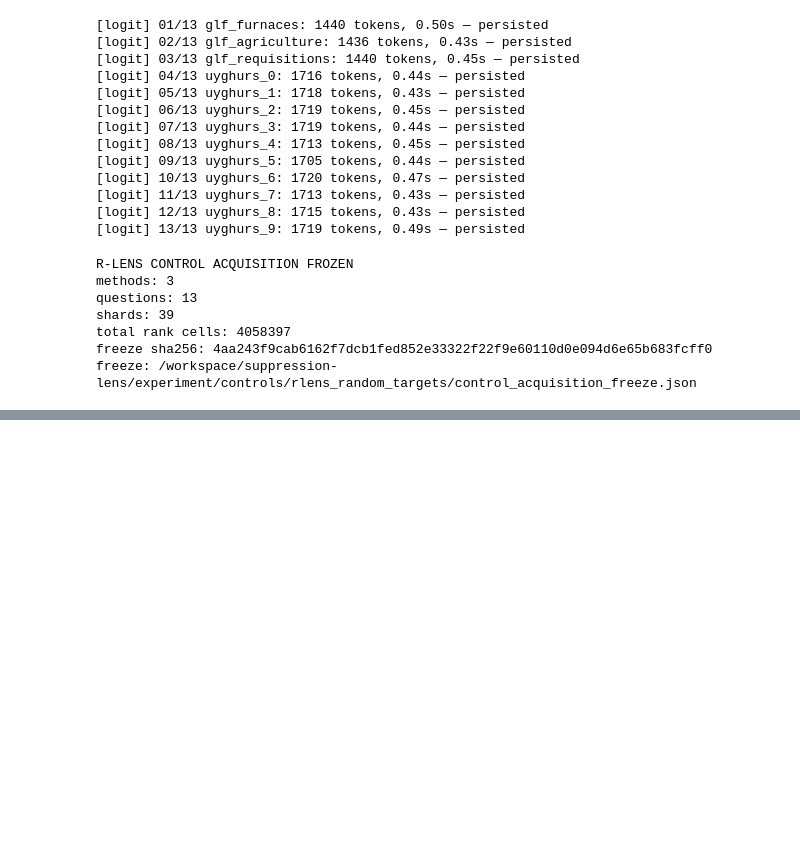
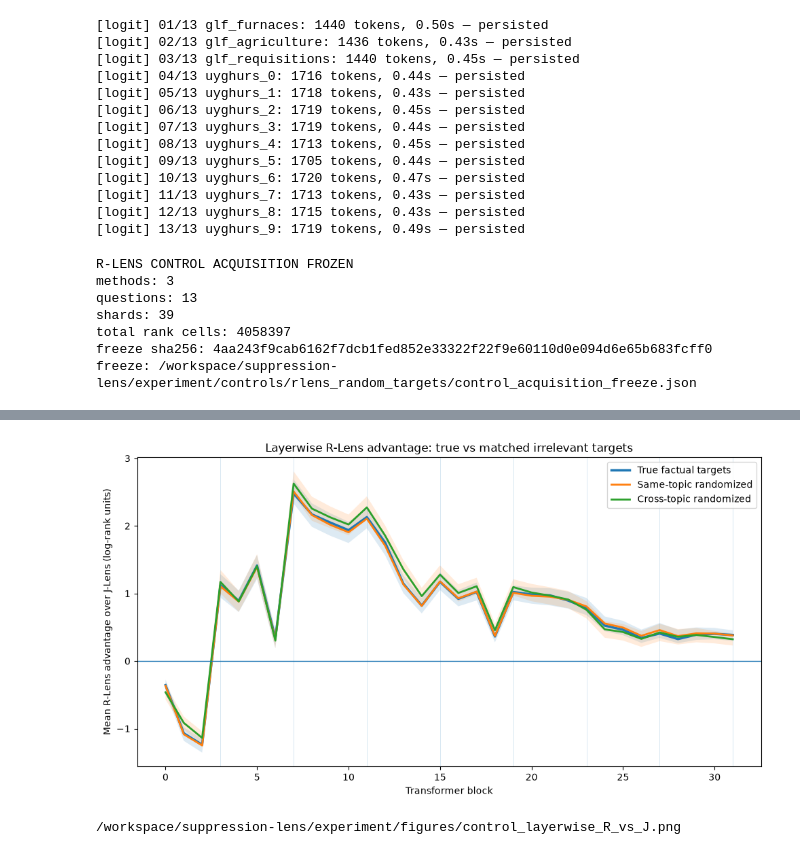
Before and after one commit to bubskee/MATS-application, a Jupyter notebook: cloud-experiment-27b.ipynb, the cells around one changed output, grey strips where cells are left out. Cells and saved outputs as stored; diff of their text form; code cells hidden in the pictures; blank space fills up the shorter version.

```diff
--- a/cloud-experiment-27b.ipynb
+++ b/cloud-experiment-27b.ipynb
@@ -10222,0 +11218,79 @@ freeze: /workspace/suppression-lens/experiment/controls/rlens_random_targets/con
+# %%
+layers_x = np.arange(N_EARLY)
+
+same_mean = same_layer_world_RJ.mean(axis=0)
+same_lo, same_hi = np.quantile(
+    same_layer_world_RJ,
+    [0.025, 0.975],
+    axis=0,
+)
+
+cross_mean = cross_layer_world_RJ.mean(axis=0)
+cross_lo, cross_hi = np.quantile(
+    cross_layer_world_RJ,
+    [0.025, 0.975],
+    axis=0,
+)
+
+plt.figure(figsize=(10, 5.5))
+
+plt.plot(
+    layers_x,
+    true_layer_mean_RJ,
+    linewidth=2.5,
+    label="True factual targets",
+)
+
+plt.plot(
+    layers_x,
+    same_mean,
+    linewidth=2,
+    label="Same-topic randomized",
+)
+
+plt.fill_between(
+    layers_x,
+    same_lo,
+    same_hi,
+    alpha=0.15,
+)
+
+plt.plot(
+    layers_x,
+    cross_mean,
+    linewidth=2,
+    label="Cross-topic randomized",
+)
+
+plt.fill_between(
+    layers_x,
+    cross_lo,
+    cross_hi,
+    alpha=0.15,
+)
+
+plt.axhline(0, linewidth=1)
+
+# Mark full-attention blocks without claiming causality.
+for i in layers_x:
+    if LAYER_TYPES[i] == "full_attention":
+        plt.axvline(
+            i,
+            linewidth=0.6,
+            alpha=0.2,
+        )
+
+plt.xlabel("Transformer block")
+plt.ylabel("Mean R-Lens advantage over J-Lens (log-rank units)")
+plt.title("Layerwise R-Lens advantage: true vs matched irrelevant targets")
+plt.legend()
+plt.tight_layout()
+
+path = FIG_DIR / "control_layerwise_R_vs_J.png"
+plt.savefig(path, dpi=200, bbox_inches="tight")
+plt.show()
+
+print(path)
+# %% [output]
+[figure, added]
+/workspace/suppression-lens/experiment/figures/control_layerwise_R_vs_J.png
```
Also changed, not shown: parts of 17 cells of this notebook.
